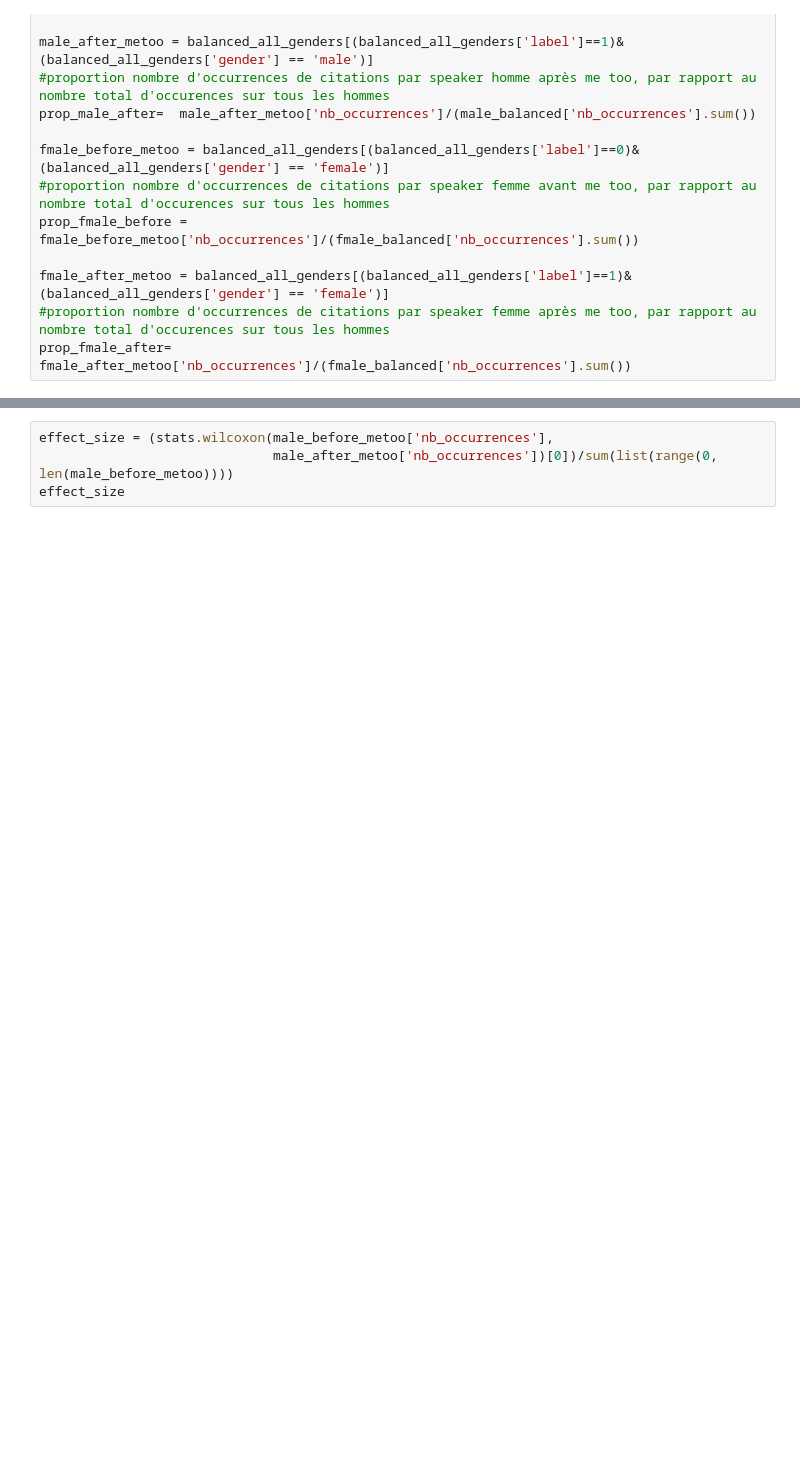
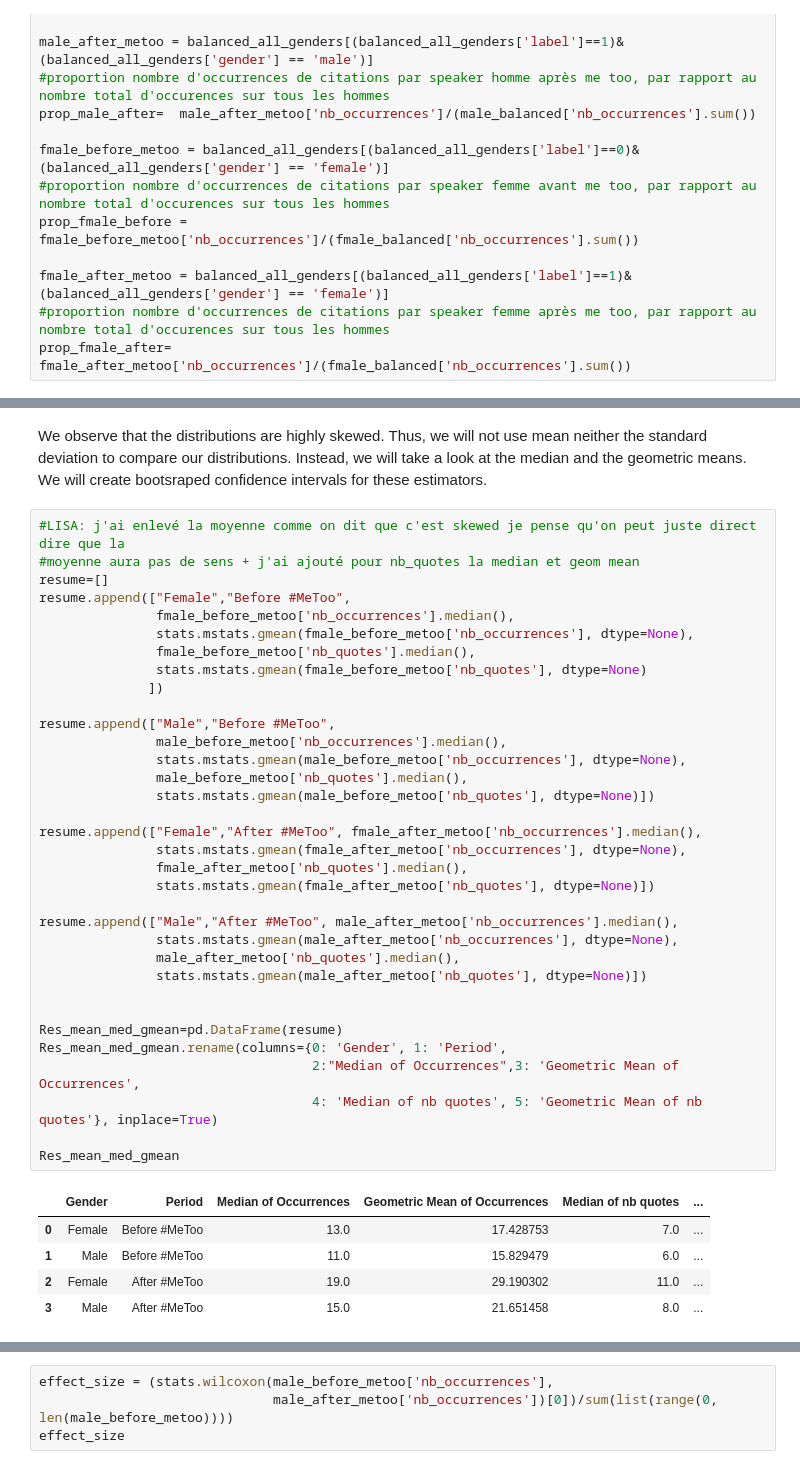
Before and after one commit to janougome/ADA-team, a Jupyter notebook: Milestone3.ipynb, the cells around one changed output, grey strips where cells are left out. Drawn from its saved outputs; the diff is of its cells as text; blank space fills up the shorter version.

```diff
--- a/Milestone3.ipynb
+++ b/Milestone3.ipynb
@@ -355,0 +413,42 @@ prop_fmale_after=  fmale_after_metoo['nb_occurrences']/(fmale_balanced['nb_occur
+# %% [markdown]
+We observe that the distributions are highly skewed. Thus, we will not use mean neither the standard deviation to compare our distributions. Instead, we will take a look at the median and the geometric means. We will create bootsraped confidence intervals for these estimators.
+# %%
+#LISA: j'ai enlevé la moyenne comme on dit que c'est skewed je pense qu'on peut juste direct dire que la
+#moyenne aura pas de sens + j'ai ajouté pour nb_quotes la median et geom mean
+resume=[]
+resume.append(["Female","Before #MeToo",
+               fmale_before_metoo['nb_occurrences'].median(),
+               stats.mstats.gmean(fmale_before_metoo['nb_occurrences'], dtype=None),
+               fmale_before_metoo['nb_quotes'].median(),
+               stats.mstats.gmean(fmale_before_metoo['nb_quotes'], dtype=None)
+              ])
+
+resume.append(["Male","Before #MeToo",
+               male_before_metoo['nb_occurrences'].median(),
+               stats.mstats.gmean(male_before_metoo['nb_occurrences'], dtype=None),
+               male_before_metoo['nb_quotes'].median(),
+               stats.mstats.gmean(male_before_metoo['nb_quotes'], dtype=None)])
+
+resume.append(["Female","After #MeToo", fmale_after_metoo['nb_occurrences'].median(),
+               stats.mstats.gmean(fmale_after_metoo['nb_occurrences'], dtype=None),
+               fmale_after_metoo['nb_quotes'].median(),
+               stats.mstats.gmean(fmale_after_metoo['nb_quotes'], dtype=None)])
+
+resume.append(["Male","After #MeToo", male_after_metoo['nb_occurrences'].median(),
+               stats.mstats.gmean(male_after_metoo['nb_occurrences'], dtype=None),
+               male_after_metoo['nb_quotes'].median(),
+               stats.mstats.gmean(male_after_metoo['nb_quotes'], dtype=None)])
+
+
+Res_mean_med_gmean=pd.DataFrame(resume)
+Res_mean_med_gmean.rename(columns={0: 'Gender', 1: 'Period',
+                                   2:"Median of Occurrences",3: 'Geometric Mean of Occurrences',
+                                   4: 'Median of nb quotes', 5: 'Geometric Mean of nb quotes'}, inplace=True)
+
+Res_mean_med_gmean
+# %% [output]
+|  | Gender | Period | Median of Occurrences | Geometric Mean of Occurrences | Median of nb quotes | ... |
+| 0 | Female | Before #MeToo | 13.0 | 17.428753 | 7.0 | ... |
+| 1 | Male | Before #MeToo | 11.0 | 15.829479 | 6.0 | ... |
+| 2 | Female | After #MeToo | 19.0 | 29.190302 | 11.0 | ... |
+| 3 | Male | After #MeToo | 15.0 | 21.651458 | 8.0 | ... |
```
Also changed, not shown: parts of 16 cells of this notebook, 1 other file.
